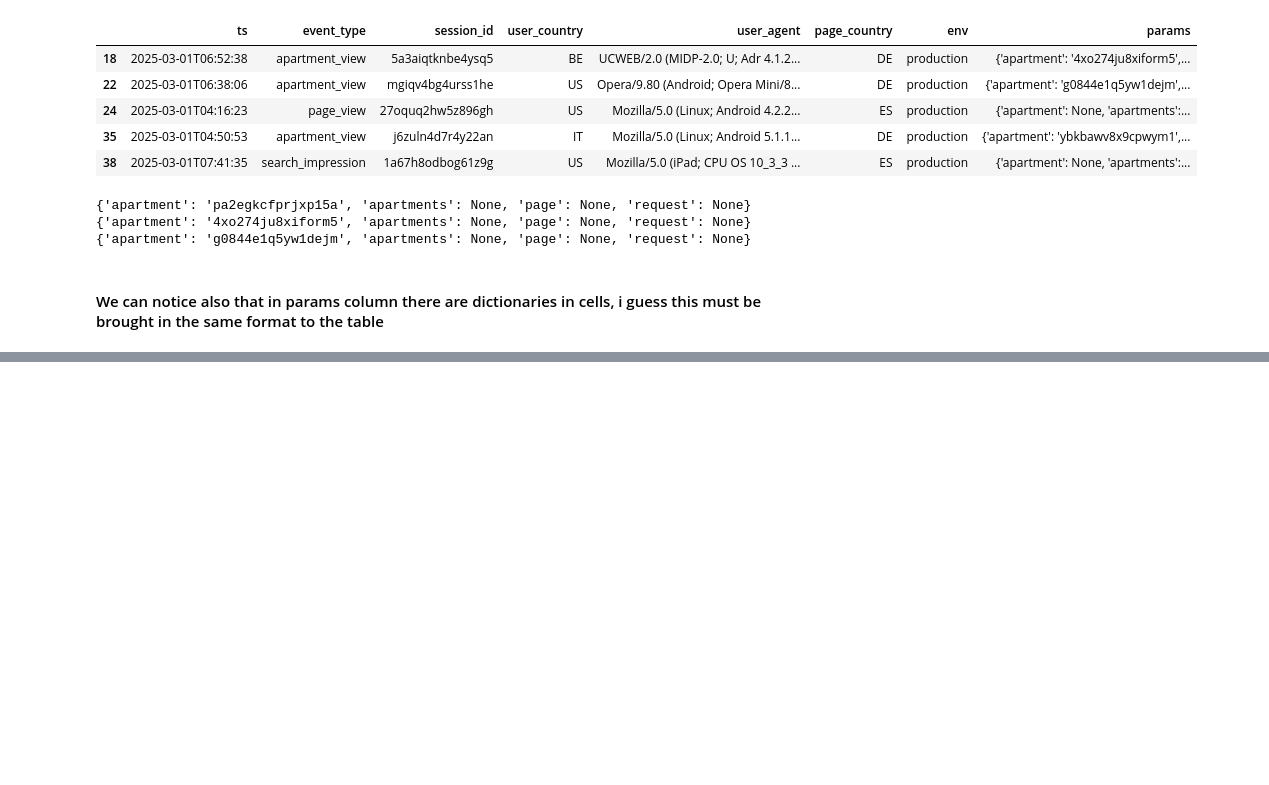
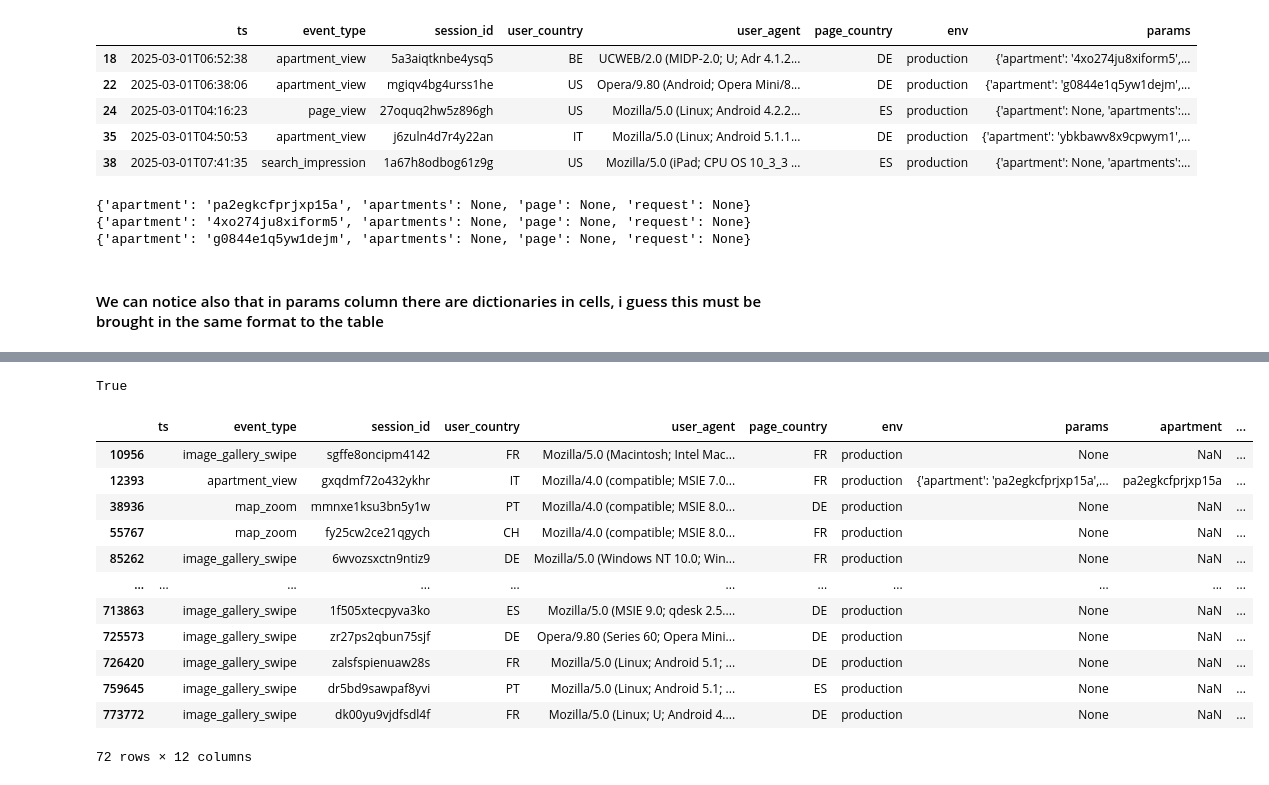
Before and after one commit to akisgazepidis/Data_Pipeline_Optimization, a Jupyter notebook: notebooks/EDA.ipynb, the cells around one changed output, grey strips where cells are left out. Cells and saved outputs as stored; diff of their text form; code cells hidden in the pictures; blank space fills up the shorter version.

```diff
--- a/notebooks/EDA.ipynb
+++ b/notebooks/EDA.ipynb
@@ -119,0 +224,2 @@ Name: 12393, dtype: object
+# %%
+df['ts'] = df['ts'].apply(lambda x: str(x) if pd.notnull(x) else '')
@@ -119,0 +243,34 @@ Name: 12393, dtype: object
+# %%
+def fix_dates1(x):
+    # Parse the string to a datetime object
+    dt_object = datetime.strptime(x, '%Y-%m-%dT%H:%M:%S')
+
+    # Convert the datetime object to the desired format 'dd/mm/yyyy HH:MM:SS'
+    formatted_timestamp = str(dt_object.strftime('%d/%m/%Y %H:%M:%S'))
+
+    return formatted_timestamp
+# %%
+df['ts'] = df['ts'].apply(lambda x: fix_dates1(x) if '-' in x else x)
+# %%
+#Check again
+errors = df[~df.ts.str.contains('/')]
+# %%
+errors['ts'][10956] == ''
+# %% [output]
+True
+# %%
+errors[~errors.ts.str.contains('.')]
+# %% [output]
+|  | ts | event_type | session_id | user_country | user_agent | page_country | env | params | apartment | ... |
+| 10956 |  | image_gallery_swipe | sgffe8oncipm4142 | FR | Mozilla/5.0 (Macintosh; Intel Mac... | FR | production | None | NaN | ... |
+| 12393 |  | apartment_view | gxqdmf72o432ykhr | IT | Mozilla/4.0 (compatible; MSIE 7.0... | FR | production | {'apartment': 'pa2egkcfprjxp15a',... | pa2egkcfprjxp15a | ... |
+| 38936 |  | map_zoom | mmnxe1ksu3bn5y1w | PT | Mozilla/4.0 (compatible; MSIE 8.0... | DE | production | None | NaN | ... |
+| 55767 |  | map_zoom | fy25cw2ce21qgych | CH | Mozilla/4.0 (compatible; MSIE 8.0... | FR | production | None | NaN | ... |
+| 85262 |  | image_gallery_swipe | 6wvozsxctn9ntiz9 | DE | Mozilla/5.0 (Windows NT 10.0; Win... | FR | production | None | NaN | ... |
+| ... | ... | ... | ... | ... | ... | ... | ... | ... | ... | ... |
+| 713863 |  | image_gallery_swipe | 1f505xtecpyva3ko | ES | Mozilla/5.0 (MSIE 9.0; qdesk 2.5.... | DE | production | None | NaN | ... |
+| 725573 |  | image_gallery_swipe | zr27ps2qbun75sjf | DE | Opera/9.80 (Series 60; Opera Mini... | DE | production | None | NaN | ... |
+| 726420 |  | image_gallery_swipe | zalsfspienuaw28s | FR | Mozilla/5.0 (Linux; Android 5.1; ... | DE | production | None | NaN | ... |
+| 759645 |  | image_gallery_swipe | dr5bd9sawpaf8yvi | PT | Mozilla/5.0 (Linux; Android 5.1; ... | ES | production | None | NaN | ... |
+| 773772 |  | image_gallery_swipe | dk00yu9vjdfsdl4f | FR | Mozilla/5.0 (Linux; U; Android 4.... | DE | production | None | NaN | ... |
+72 rows × 12 columns
```
Also changed, not shown: parts of 19 cells of this notebook, 4 other files.
